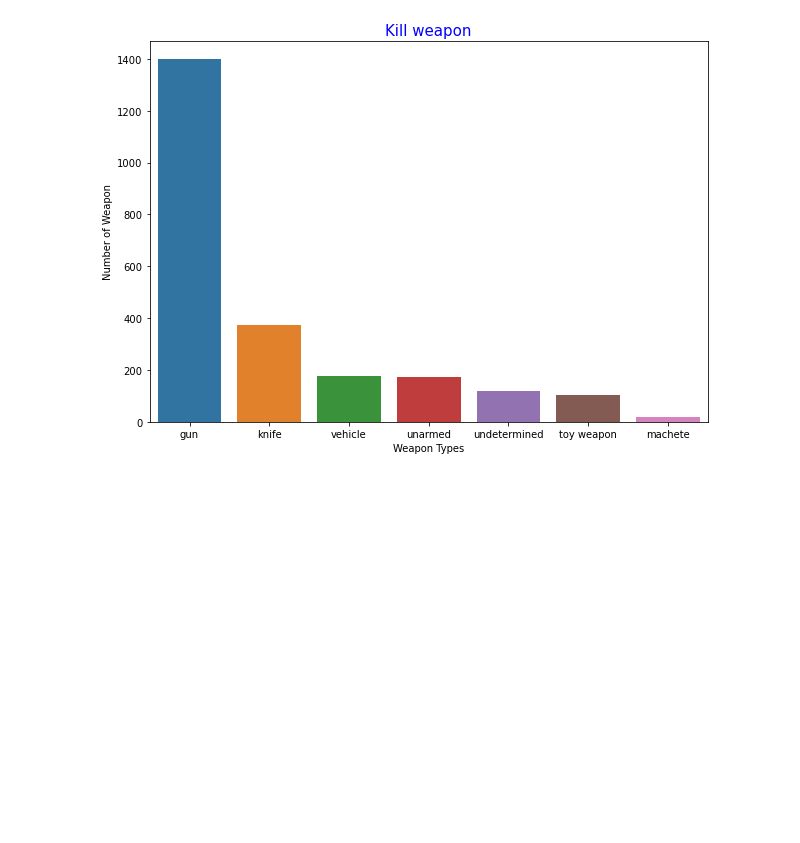
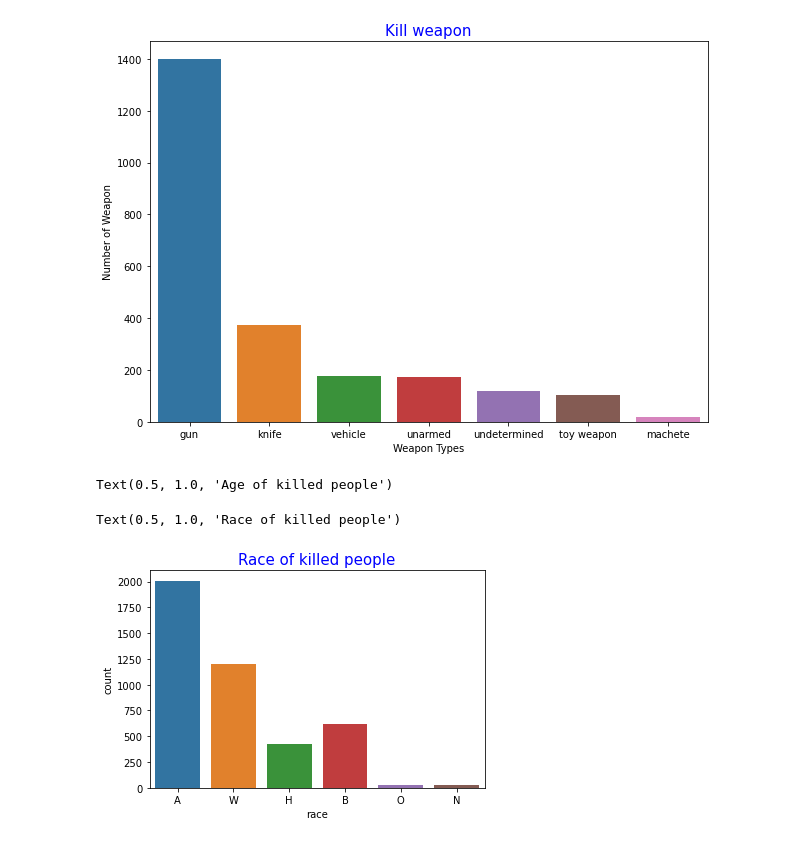
Before and after one commit to chameleon001/start_beginner_kaggle, a Jupyter notebook: transcription/seaborn.ipynb, the cells around one changed output. Drawn from its saved outputs; the diff is of its cells as text; code cells hidden in the pictures; blank space fills up the shorter version.

```diff
--- a/transcription/seaborn.ipynb
+++ b/transcription/seaborn.ipynb
@@ -571,3 +571,19 @@ plt.title('Kill weapon',color = 'blue',fontsize=15)
 # %% [output]
 Text(0.5, 1.0, 'Kill weapon')
 [figure]
+# %%
+# 사망자의 나이
+above25 =['above25' if i >= 25 else 'below25' for i in kill.age]
+df = pd.DataFrame({'age':above25})
+sns.countplot(x=df.age)
+plt.ylabel('Number of Killed People')
+plt.title('Age of killed people',color = 'blue',fontsize=15)
+# %% [output]
+Text(0.5, 1.0, 'Age of killed people')
+# %%
+# 사망자의 인종
+sns.countplot(data=kill, x='race')
+plt.title('Race of killed people',color = 'blue', fontsize=15)
+# %% [output]
+Text(0.5, 1.0, 'Race of killed people')
+[figure, added]
```
Also changed, not shown: parts of 11 cells of this notebook, 4 other files.
